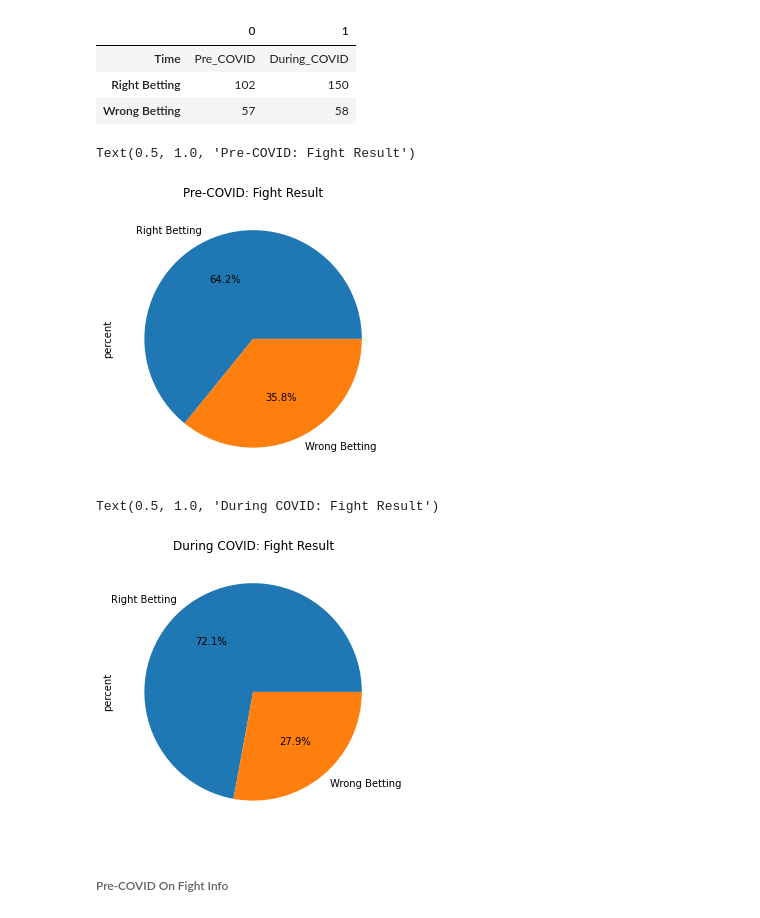
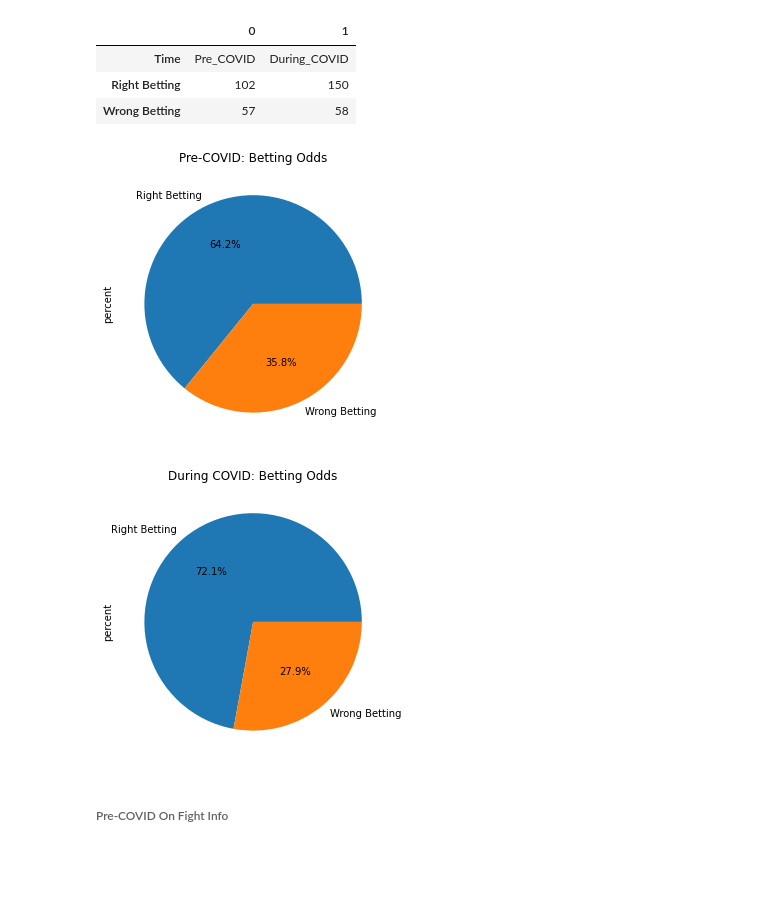
Before and after one commit to yuyhong23/UFC-COVID, a Jupyter notebook: Project_One_Visualization_and_Analysis-workcopy.ipynb, the cells around one changed output. Saved outputs shown, nothing was run; the diff lists cells and outputs as text; code cells hidden in the pictures; blank space fills up the shorter version.

```diff
--- a/Project_One_Visualization_and_Analysis-workcopy.ipynb
+++ b/Project_One_Visualization_and_Analysis-workcopy.ipynb
@@ -274,16 +274,18 @@ pre_percentage_bets = [right_bets_percentage,wrong_bets_percentage]
 # %%
 #Pre-Covid right vs wrong betting
 # df = pd.DataFrame({'mass': [0.330, 4.87 , 5.97],
 #                    'radius': [2439.7, 6051.8, 6378.1]},
 #                   index=['Mercury', 'Venus', 'Earth'])
 # plot = df.plot.pie(y='mass', figsize=(5, 5))
 
 df = pd.DataFrame({'percent': pre_percentage_bets}, index=['Right Betting', "Wrong Betting"])
 plot = df.plot.pie(y='percent', figsize=(5, 5), autopct="%1.1f%%", legend=None)
-plt.title("Pre-COVID: Fight Result")
+plt.title("Pre-COVID: Betting Odds")
+output_file = "Images/Pre_Covid_betting_pie.png"
+plt.savefig(output_file)
+plt.show()
 # %% [output]
-Text(0.5, 1.0, 'Pre-COVID: Fight Result')
-[figure, old version]
+[figure, new version]
 # %%
 dur_covid_bets = [du_right_bets_percentage, du_wrong_bets_percentage]
 # %%
@@ -296,10 +298,12 @@ dur_covid_bets = [du_right_bets_percentage, du_wrong_bets_percentage]
 
 df = pd.DataFrame({'percent':dur_covid_bets }, index=['Right Betting', "Wrong Betting"])
 plot = df.plot.pie(y='percent', figsize=(5, 5), autopct="%1.1f%%", legend=None)
-plt.title("During COVID: Fight Result")
+plt.title("During COVID: Betting Odds")
+output_file = "Images/During_Covid__betting_pie.png"
+plt.savefig(output_file)
+plt.show()
 # %% [output]
-Text(0.5, 1.0, 'During COVID: Fight Result')
-[figure, old version]
+[figure, new version]
 # %% [markdown]
 ###### Pre-COVID On Fight Info
 # %%
```
Also changed, not shown: parts of 71 cells of this notebook, 13 other files.
